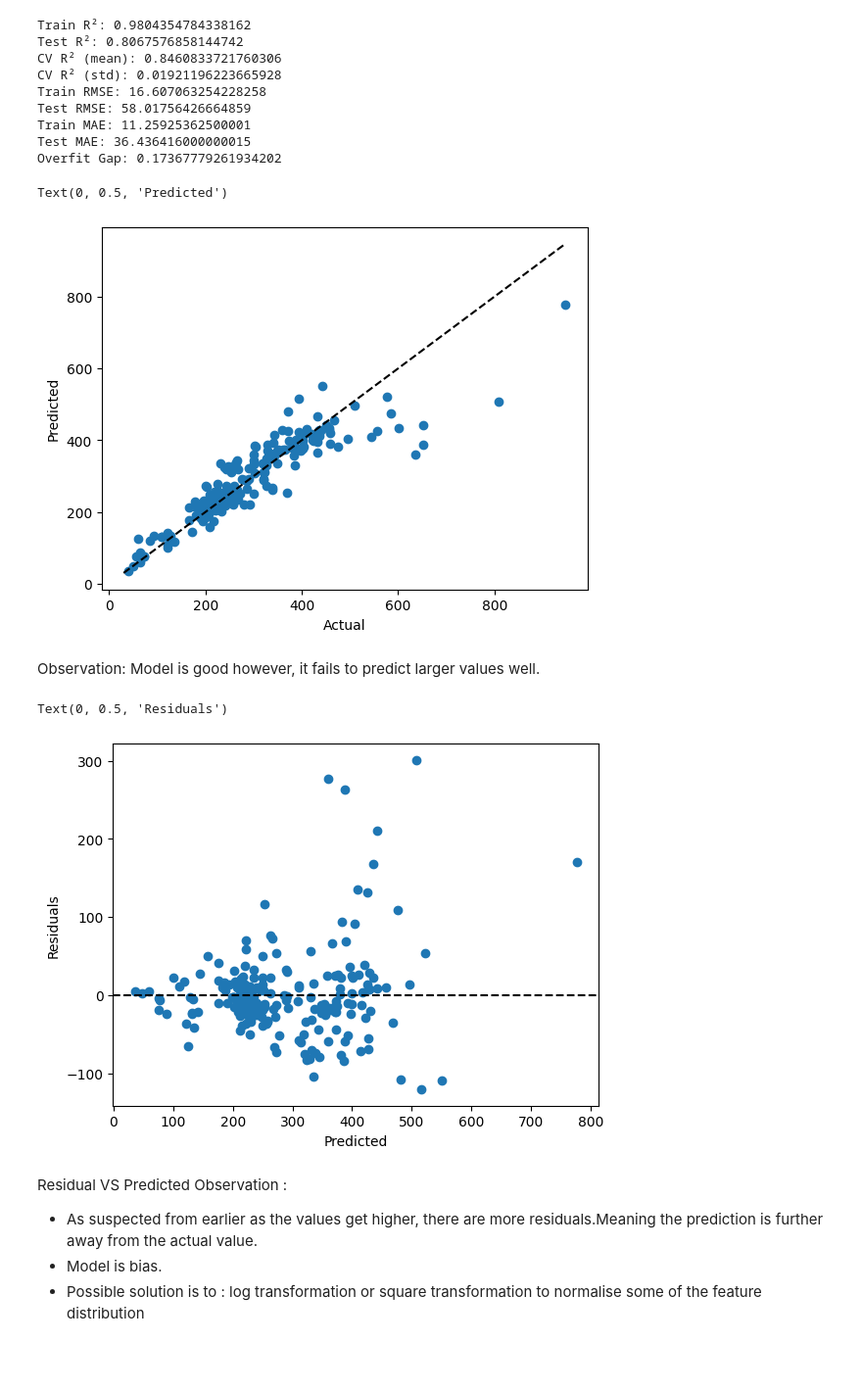
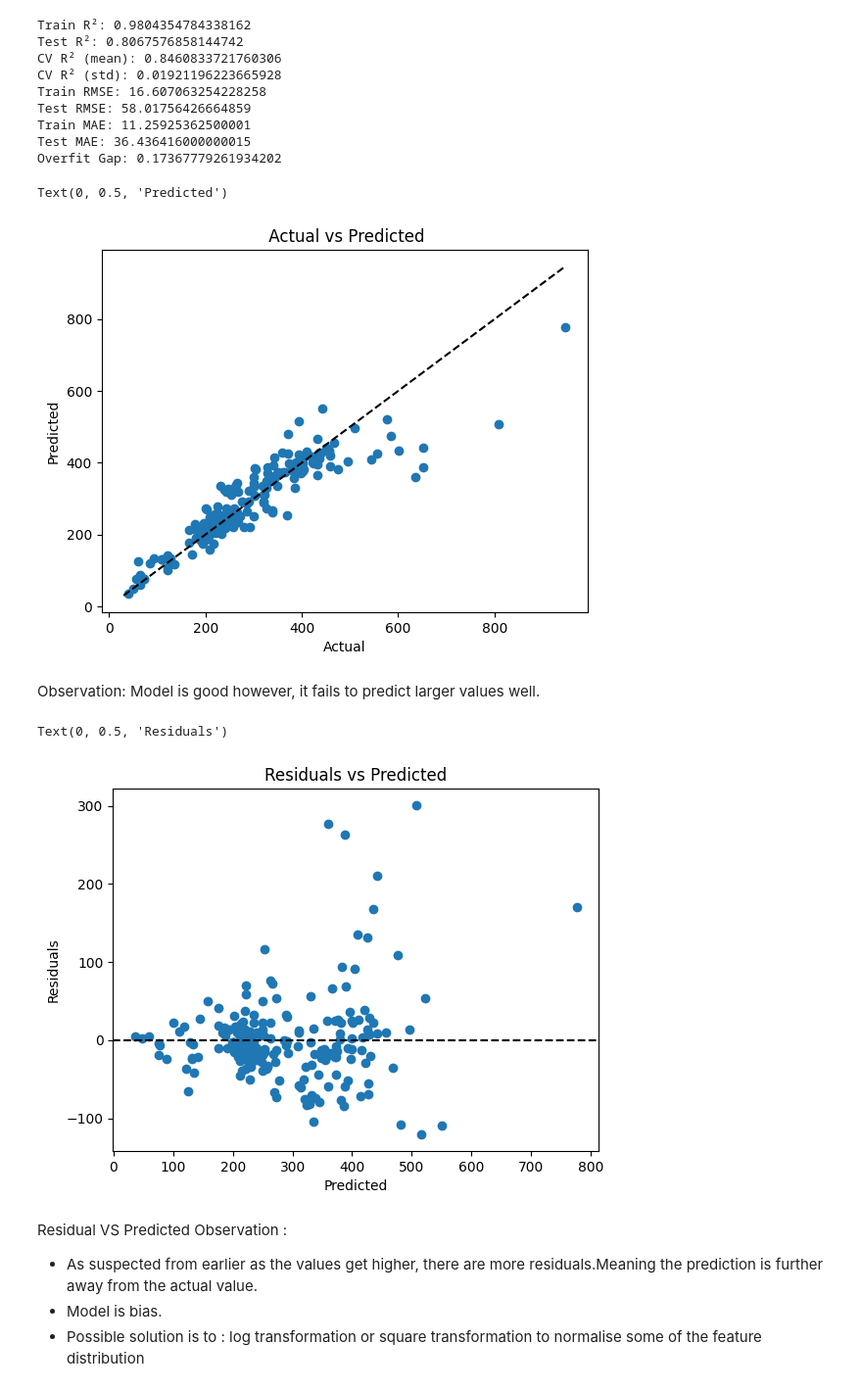
Before and after one commit to mohamed-ahshik/htx_xdata_tech_interview, a Jupyter notebook: notebooks/model_prediction.ipynb, the cells around one changed output. Shown at 98% size. Drawn from its saved outputs; the diff is of its cells as text; code cells hidden in the pictures; blank space fills up the shorter version.

```diff
--- a/notebooks/model_prediction.ipynb
+++ b/notebooks/model_prediction.ipynb
@@ -735,11 +735,12 @@ Overfit Gap: 0.17367779261934202
 # %%
 plt.scatter(y_test, y_pred_test)
 plt.plot([y.min(), y.max()], [y.min(), y.max()], 'k--')
+plt.title(' Actual vs Predicted')
 plt.xlabel("Actual")
 plt.ylabel("Predicted")
 # %% [output]
 Text(0, 0.5, 'Predicted')
-[figure, old version]
+[figure, new version]
 # %% [markdown]
 Observation:
 Model is good however, it fails to predict larger values well.
@@ -747,11 +748,12 @@ Model is good however, it fails to predict larger values well.
 residuals = y_test - y_pred_test
 plt.scatter(y_pred_test, residuals)
 plt.axhline(0, color='k', linestyle='--')
+plt.title("Residuals vs Predicted")
 plt.xlabel("Predicted")
 plt.ylabel("Residuals")
 # %% [output]
 Text(0, 0.5, 'Residuals')
-[figure, old version]
+[figure, new version]
 # %% [markdown]
 Residual VS Predicted Observation :
 - As suspected from earlier as the values get higher, there are more residuals.Meaning the prediction is further away from the actual value.
```
Also changed, not shown: parts of 1 cell of this notebook, 5 other files.
